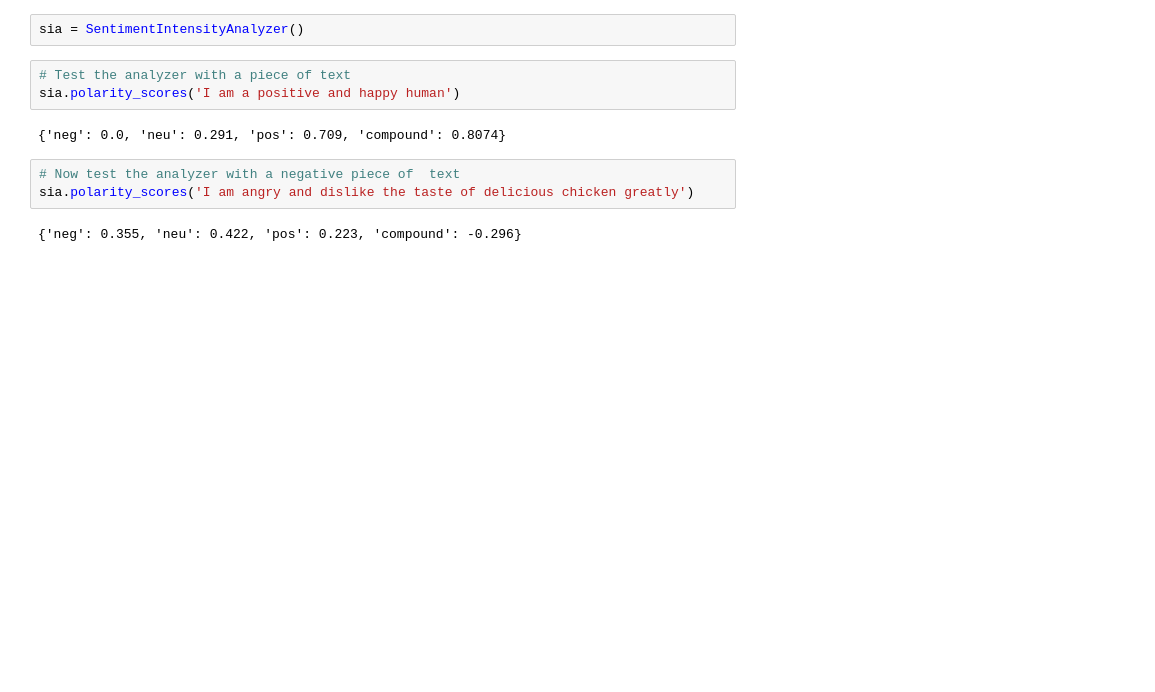
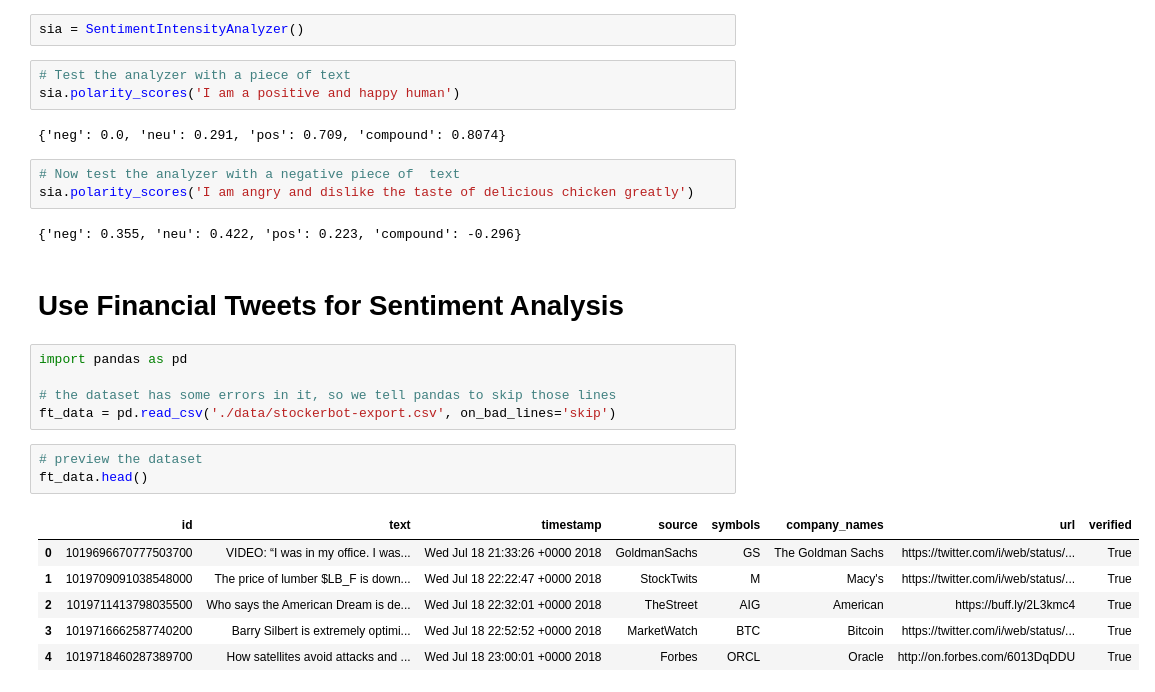
Before and after one commit to sabun123/python-sentiment-analysis, a Jupyter notebook: app.ipynb, the cells around one changed output. Cells and saved outputs as stored; diff of their text form; blank space fills up the shorter version.

```diff
--- a/app.ipynb
+++ b/app.ipynb
@@ -29,3 +30,20 @@ sia.polarity_scores('I am a positive and happy human')
 sia.polarity_scores('I am angry and dislike the taste of delicious chicken greatly')
 # %% [output]
 {'neg': 0.355, 'neu': 0.422, 'pos': 0.223, 'compound': -0.296}
+# %% [markdown]
+# Use Financial Tweets for Sentiment Analysis
+# %%
+import pandas as pd
+
+# the dataset has some errors in it, so we tell pandas to skip those lines
+ft_data = pd.read_csv('./data/stockerbot-export.csv', on_bad_lines='skip')
+# %%
+# preview the dataset
+ft_data.head()
+# %% [output]
+|  | id | text | timestamp | source | symbols | company_names | url | verified |
+| 0 | 1019696670777503700 | VIDEO: “I was in my office. I was... | Wed Jul 18 21:33:26 +0000 2018 | GoldmanSachs | GS | The Goldman Sachs | https://twitter.com/i/web/status/... | True |
+| 1 | 1019709091038548000 | The price of lumber $LB_F is down... | Wed Jul 18 22:22:47 +0000 2018 | StockTwits | M | Macy's | https://twitter.com/i/web/status/... | True |
+| 2 | 1019711413798035500 | Who says the American Dream is de... | Wed Jul 18 22:32:01 +0000 2018 | TheStreet | AIG | American | https://buff.ly/2L3kmc4 | True |
+| 3 | 1019716662587740200 | Barry Silbert is extremely optimi... | Wed Jul 18 22:52:52 +0000 2018 | MarketWatch | BTC | Bitcoin | https://twitter.com/i/web/status/... | True |
+| 4 | 1019718460287389700 | How satellites avoid attacks and ... | Wed Jul 18 23:00:01 +0000 2018 | Forbes | ORCL | Oracle | http://on.forbes.com/6013DqDDU | True |
```
Also changed, not shown: parts of 8 cells of this notebook, 5 other files.
